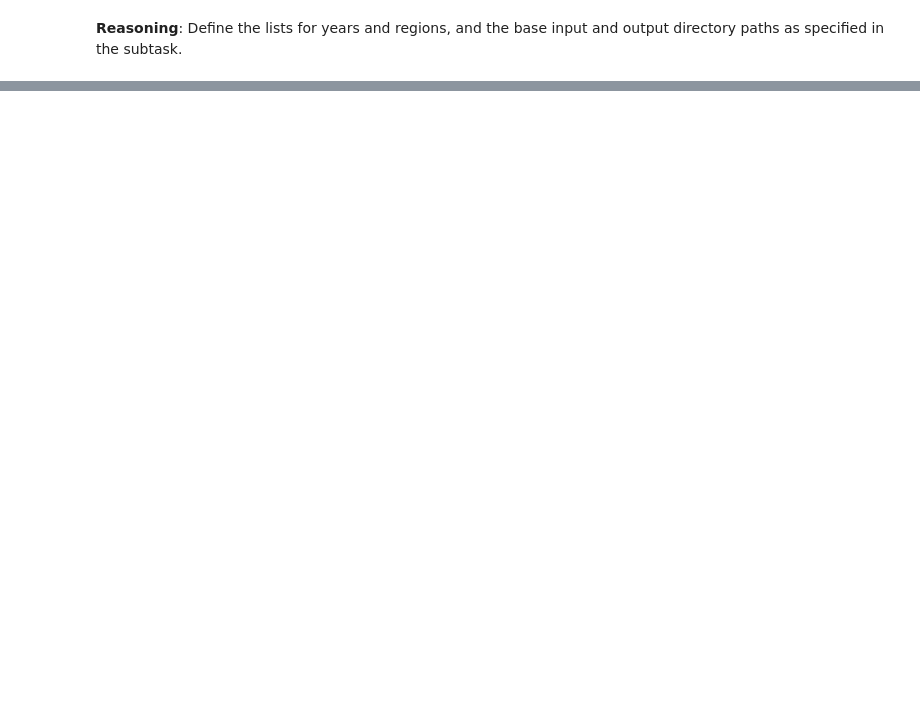
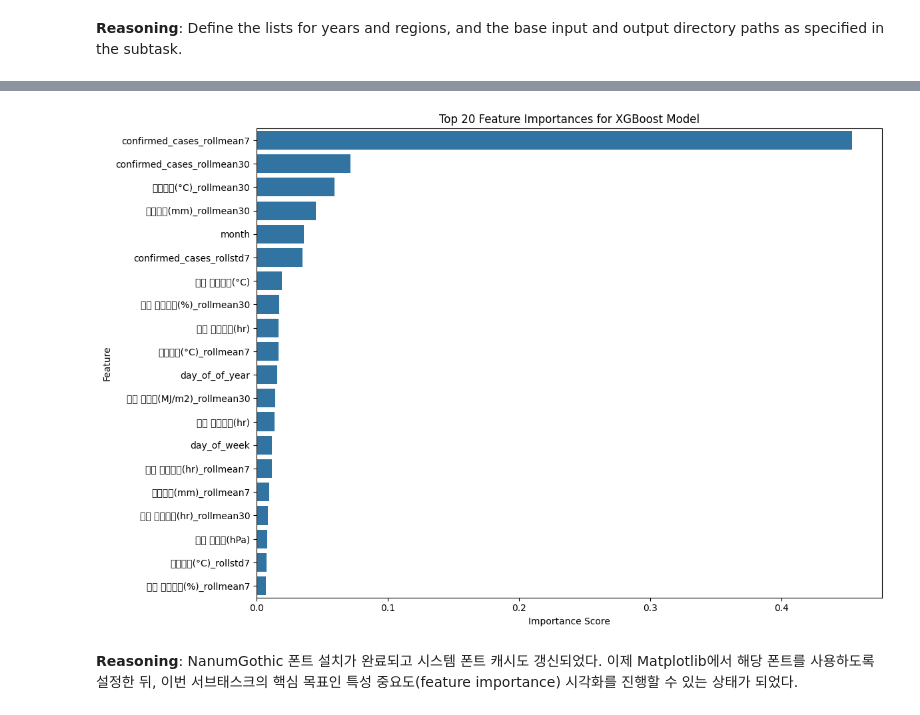
Before and after one commit to twoheartKES/patientML, a Jupyter notebook: weather_preprocessing.ipynb, the cells around one changed output, grey strips where cells are left out. Cells and saved outputs as stored; diff of their text form; code cells hidden in the pictures; blank space fills up the shorter version.

Commit message:
1. Feature Engineering 2. 기준점(Baseline)을 만드는 단계 3. XGBoost Regression 기반 Baseline 모델 4.  Feature Engineering 이전 데이터 전처리 코드 정리

```diff
--- a/weather_preprocessing.ipynb
+++ b/weather_preprocessing.ipynb
@@ -982,0 +820,75 @@ Summarize the completion of the daily mapping process, confirming which years' d
+# %%
+import pandas as pd
+import matplotlib.pyplot as plt
+import seaborn as sns
+import matplotlib.font_manager as fm
+import matplotlib as mpl
+
+# Function to set Korean font, encapsulating the logic
+def set_korean_font():
+    # Attempt to find NanumGothic font by name
+    font_path = fm.findfont(fm.FontProperties(family='NanumGothic'))
+
+    if font_path is None:
+        print("NanumGothic font not found, attempting to install...")
+        # Install font
+        !apt-get update -qq
+        !apt-get install fonts-nanum -qq > /dev/null
+        !fc-cache -fv # Rebuild system font cache
+
+        # Clear matplotlib's internal font cache for `findfont` to pick up new fonts
+        fm.findfont.cache_clear()
+
+        # Try finding the font again after installation
+        font_path = fm.findfont(fm.FontProperties(family='NanumGothic'))
+        if font_path is None:
+            print("Could not find NanumGothic font even after installation. Falling back to default font.")
+            return # Exit if font still not found
+        else:
+            print(f"Installed and found font at: {font_path}")
+    else:
+        print(f"NanumGothic font already found at: {font_path}")
+
+    try:
+        font_name = fm.FontProperties(fname=font_path).get_name()
+        mpl.rc('font', family=font_name)
+        print(f"Using font: {font_name}")
+    except Exception as e:
+        print(f"Error setting font '{font_path}': {e}. Falling back to default font.")
+
+# Call the function to set the font
+set_korean_font()
+
+mpl.rcParams['axes.unicode_minus'] = False # Fix for negative signs in Korean fonts
+
+# 1. Extract feature importances from the trained xgb_model
+feature_importances = xgb_model.feature_importances_
+
+# 2. Create a pandas DataFrame from these importances
+#    mapping them to their corresponding feature names from X_train.columns
+features_df = pd.DataFrame({
+    'Feature': X_train.columns,
+    'Importance': feature_importances
+})
+
+# 3. Sort the DataFrame by importance in descending order
+features_df = features_df.sort_values(by='Importance', ascending=False)
+
+# 4. Select the top 20 most important features for clearer visualization
+top_n = 20
+top_features = features_df.head(top_n)
+
+print(f"Top {top_n} Feature Importances:")
+print(top_features)
+
+# 5. Create a bar plot of these top features and their importances
+plt.figure(figsize=(12, 8))
+sns.barplot(x='Importance', y='Feature', data=top_features)
+plt.title(f'Top {top_n} Feature Importances for XGBoost Model')
+plt.xlabel('Importance Score')
+plt.ylabel('Feature')
+plt.tight_layout()
+
+# 6. Display the plot
+plt.show()
+# %% [output]
@@ -982,0 +913,4 @@ Summarize the completion of the daily mapping process, confirming which years' d
+[figure, added]
+# %% [markdown]
+**Reasoning**:
+NanumGothic 폰트 설치가 완료되고 시스템 폰트 캐시도 갱신되었다. 이제 Matplotlib에서 해당 폰트를 사용하도록 설정한 뒤, 이번 서브태스크의 핵심 목표인 특성 중요도(feature importance) 시각화를 진행할 수 있는 상태가 되었다.
```
Also changed, not shown: parts of 92 cells of this notebook.
